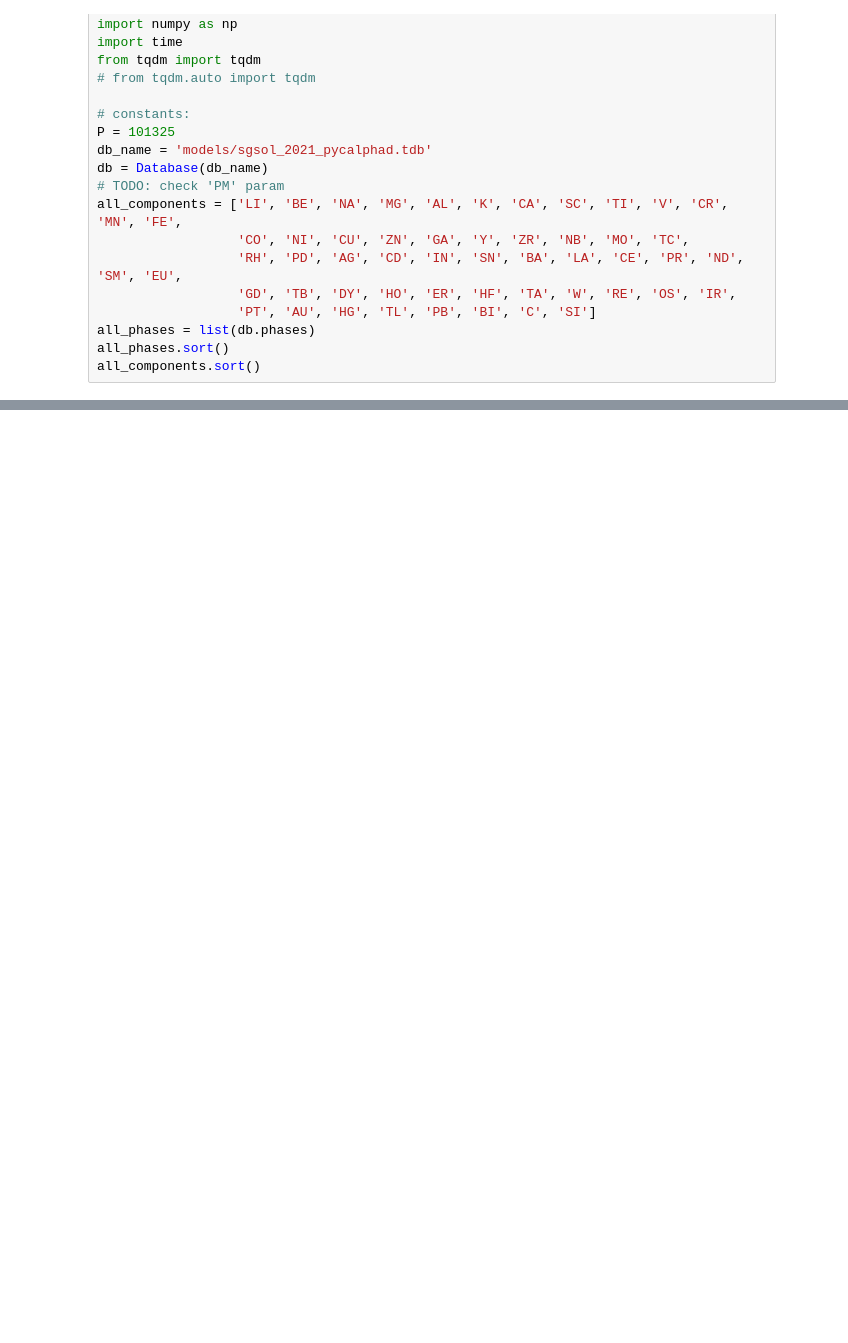
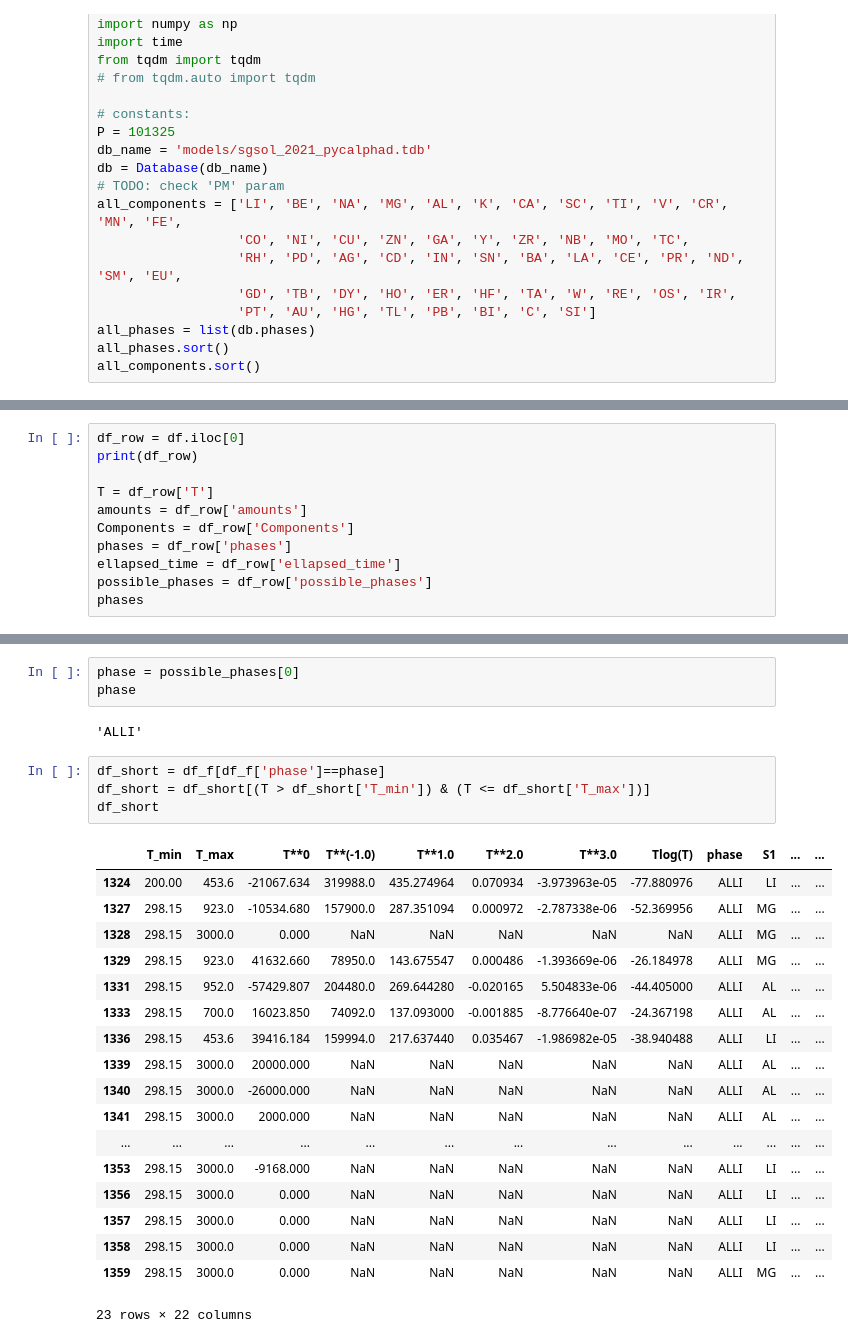
Before and after one commit to 1dimadim1/PhaseCompositionPrediction, a Jupyter notebook: reader.ipynb, the cells around one changed output, grey strips where cells are left out. Saved outputs shown, nothing was run; the diff lists cells and outputs as text; blank space fills up the shorter version.

```diff
--- a/reader.ipynb
+++ b/reader.ipynb
@@ -83,0 +88,11 @@ dtype: object
+# %%
+df_row = df.iloc[0]
+print(df_row)
+
+T = df_row['T']
+amounts = df_row['amounts']
+Components = df_row['Components']
+phases = df_row['phases']
+ellapsed_time = df_row['ellapsed_time']
+possible_phases = df_row['possible_phases']
+phases
@@ -83,0 +168,28 @@ dtype: object
+# %%
+phase = possible_phases[0]
+phase
+# %% [output]
+'ALLI'
+# %%
+df_short = df_f[df_f['phase']==phase]
+df_short = df_short[(T > df_short['T_min']) & (T <= df_short['T_max'])]
+df_short
+# %% [output]
+|  | T_min | T_max | T**0 | T**(-1.0) | T**1.0 | T**2.0 | T**3.0 | Tlog(T) | phase | S1 | ... | ... |
+| 1324 | 200.00 | 453.6 | -21067.634 | 319988.0 | 435.274964 | 0.070934 | -3.973963e-05 | -77.880976 | ALLI | LI | ... | ... |
+| 1327 | 298.15 | 923.0 | -10534.680 | 157900.0 | 287.351094 | 0.000972 | -2.787338e-06 | -52.369956 | ALLI | MG | ... | ... |
+| 1328 | 298.15 | 3000.0 | 0.000 | NaN | NaN | NaN | NaN | NaN | ALLI | MG | ... | ... |
+| 1329 | 298.15 | 923.0 | 41632.660 | 78950.0 | 143.675547 | 0.000486 | -1.393669e-06 | -26.184978 | ALLI | MG | ... | ... |
+| 1331 | 298.15 | 952.0 | -57429.807 | 204480.0 | 269.644280 | -0.020165 | 5.504833e-06 | -44.405000 | ALLI | AL | ... | ... |
+| 1333 | 298.15 | 700.0 | 16023.850 | 74092.0 | 137.093000 | -0.001885 | -8.776640e-07 | -24.367198 | ALLI | AL | ... | ... |
+| 1336 | 298.15 | 453.6 | 39416.184 | 159994.0 | 217.637440 | 0.035467 | -1.986982e-05 | -38.940488 | ALLI | LI | ... | ... |
+| 1339 | 298.15 | 3000.0 | 20000.000 | NaN | NaN | NaN | NaN | NaN | ALLI | AL | ... | ... |
+| 1340 | 298.15 | 3000.0 | -26000.000 | NaN | NaN | NaN | NaN | NaN | ALLI | AL | ... | ... |
+| 1341 | 298.15 | 3000.0 | 2000.000 | NaN | NaN | NaN | NaN | NaN | ALLI | AL | ... | ... |
+| ... | ... | ... | ... | ... | ... | ... | ... | ... | ... | ... | ... | ... |
+| 1353 | 298.15 | 3000.0 | -9168.000 | NaN | NaN | NaN | NaN | NaN | ALLI | LI | ... | ... |
+| 1356 | 298.15 | 3000.0 | 0.000 | NaN | NaN | NaN | NaN | NaN | ALLI | LI | ... | ... |
+| 1357 | 298.15 | 3000.0 | 0.000 | NaN | NaN | NaN | NaN | NaN | ALLI | LI | ... | ... |
+| 1358 | 298.15 | 3000.0 | 0.000 | NaN | NaN | NaN | NaN | NaN | ALLI | LI | ... | ... |
+| 1359 | 298.15 | 3000.0 | 0.000 | NaN | NaN | NaN | NaN | NaN | ALLI | MG | ... | ... |
+23 rows × 22 columns
```
Also changed, not shown: parts of 6 cells of this notebook, 1 other file.
